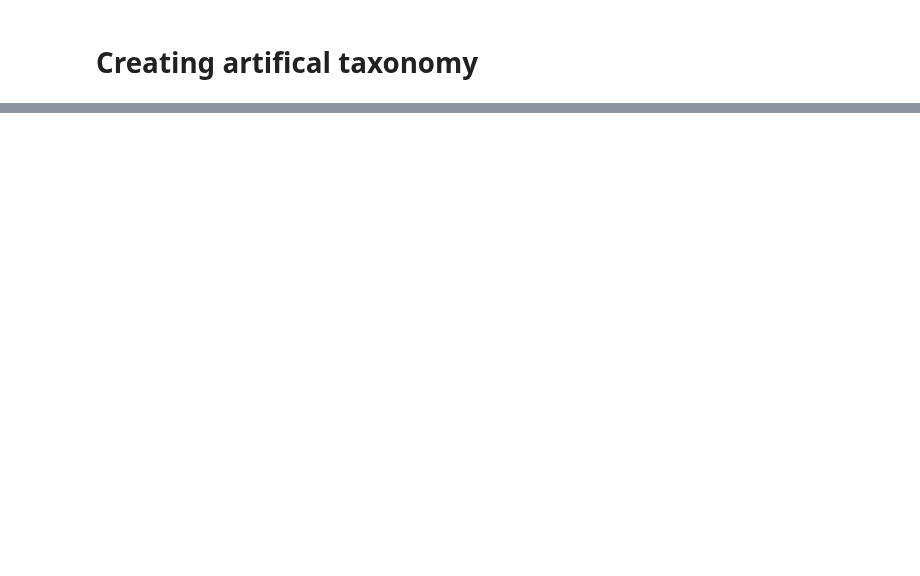
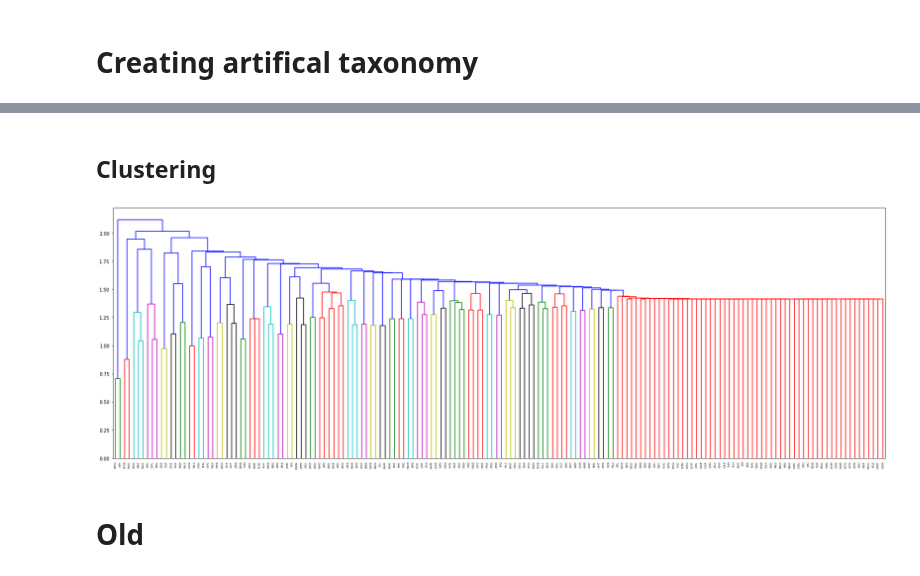
Before and after one commit to xuewengeophysics/Super-Diatom-Classifier, a Jupyter notebook: diatom_classification/thumbnail_classification/hierarchical.ipynb, the cells around one changed output, grey strips where cells are left out. Cells and saved outputs as stored; diff of their text form; code cells hidden in the pictures; blank space fills up the shorter version.

```diff
--- a/diatom_classification/thumbnail_classification/hierarchical.ipynb
+++ b/diatom_classification/thumbnail_classification/hierarchical.ipynb
@@ -65,3 +68,6 @@ print("Accuracy:", len(np.where(tmp==0)[0])/len(y_test))
 # %%
 C = tf.math.confusion_matrix(y_test, y_pred).numpy()
 C_norm = C/C.astype(np.float).sum(axis=1)
+C_over = (C_norm+np.transpose(C_norm))/2
+np.fill_diagonal(C_over, 1)
+S = 1-C_over
@@ -71,3 +74,16 @@ C_norm = C/C.astype(np.float).sum(axis=1)
+# %% [markdown]
+## Clustering
+# %%
+#classes = [[c] for c in S]
+Z = linkage(S, 'ward')
+# %%
+fig = plt.figure(figsize=(30, 10), frameon = True)
+dn = dendrogram(Z, labels=list(id_map.keys()))
+plt.savefig('dendogram.png', dpi = 400, bbox_inches='tight', pad_inches=0)
+# %% [output]
+[figure, added]
+# %% [markdown]
+# Old
 # %%
 conf_mat_perc = conf_mat.copy().astype("float32")
 for i in range(len(conf_mat_perc)):
```
Also changed, not shown: parts of 5 cells of this notebook, 1 other file.
